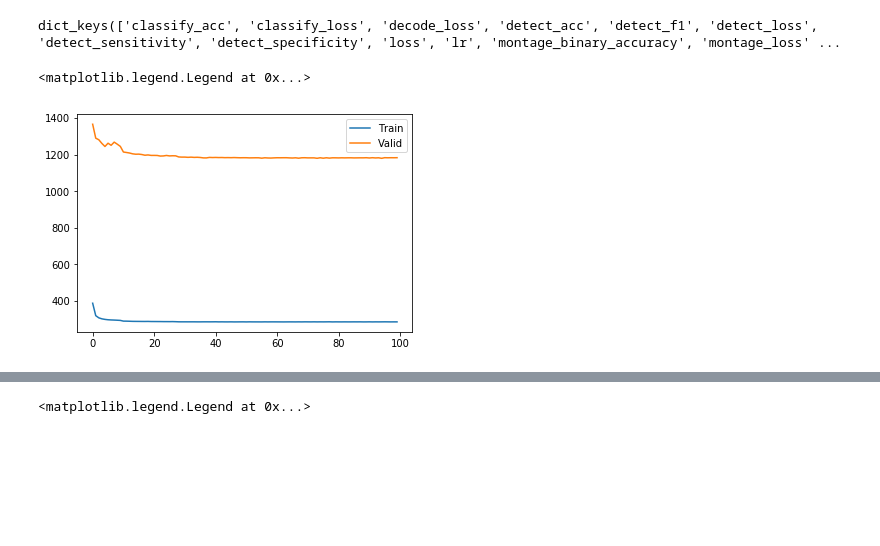
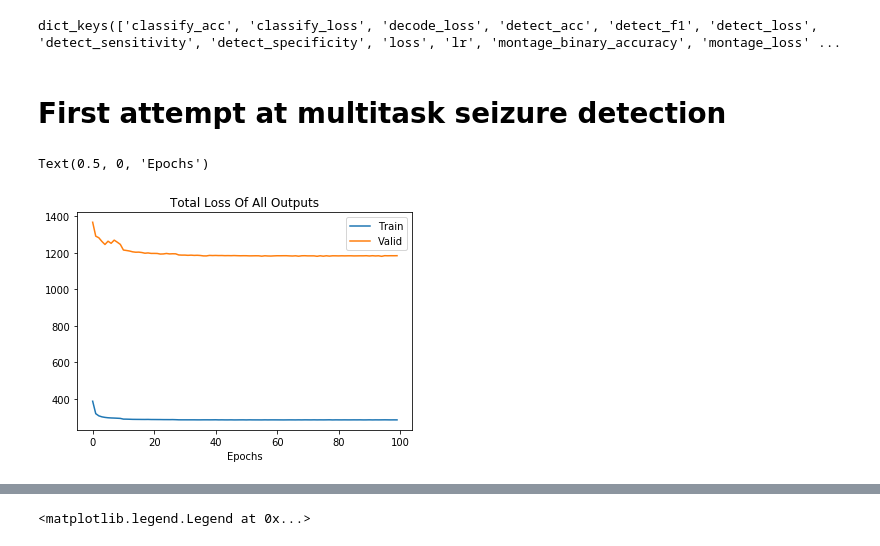
Before and after one commit to Saqibm128/eeg-tasks, a Jupyter notebook: notebooks/Model Check.ipynb, the cells around one changed output, grey strips where cells are left out. Cells and saved outputs as stored; diff of their text form; code cells hidden in the pictures; blank space fills up the shorter version.

```diff
--- a/notebooks/Model Check.ipynb
+++ b/notebooks/Model Check.ipynb
@@ -6,11 +10,23 @@ sys.path.append(os.path.realpath(".."))
+# %%
+m = util_funcs.get_mongo_client()
+# %%
+runs = m.get_database("sacred").get_collection("runs")
+# %%
+run = Dict(runs.find_one(filter={"_id":6963}))
+# %%
+history = run.result.history
 # %%
 history.keys()
 # %% [output]
 dict_keys(['classify_acc', 'classify_loss', 'decode_loss', 'detect_acc', 'detect_f1', 'detect_loss', 'detect_sensitivity', 'detect_specificity', 'loss', 'lr', 'montage_binary_accuracy', 'montage_loss' ...
+# %% [markdown]
+# First attempt at multitask seizure detection
 # %%
+plt.title("Total Loss Of All Outputs")
 plt.plot(history["loss"])
 plt.plot(history["val_loss"])
 plt.legend(["Train", "Valid"])
+plt.xlabel("Epochs")
 # %% [output]
-<matplotlib.legend.Legend at 0x...>
+Text(0.5, 0, 'Epochs')
-[figure, old version]
+[figure, new version]
```
Also changed, not shown: parts of 9 cells of this notebook, 2 other files.
